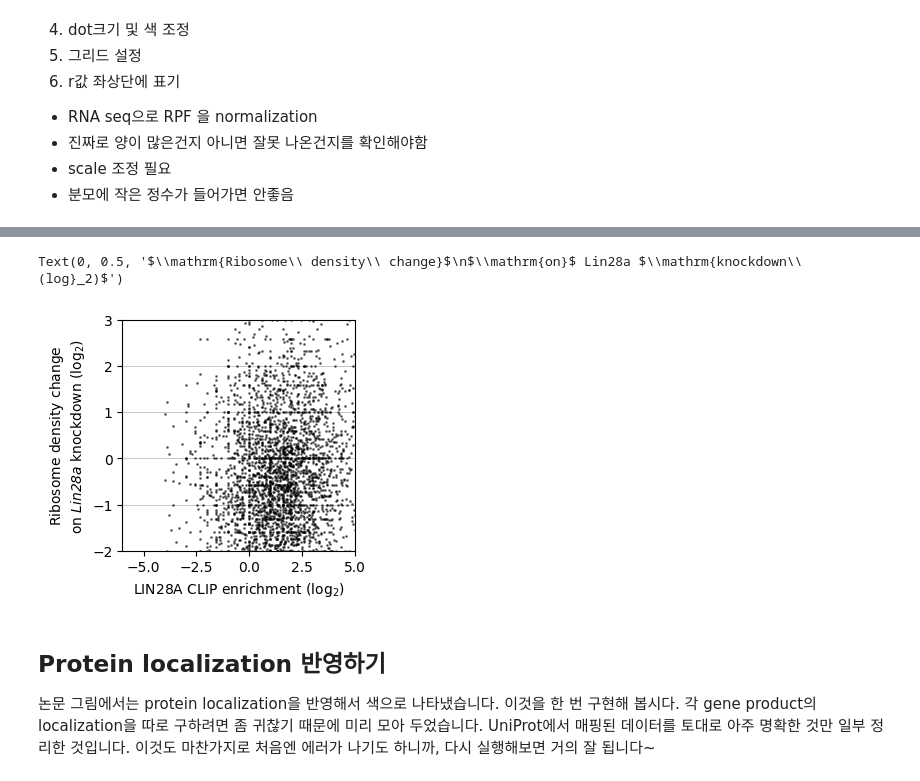
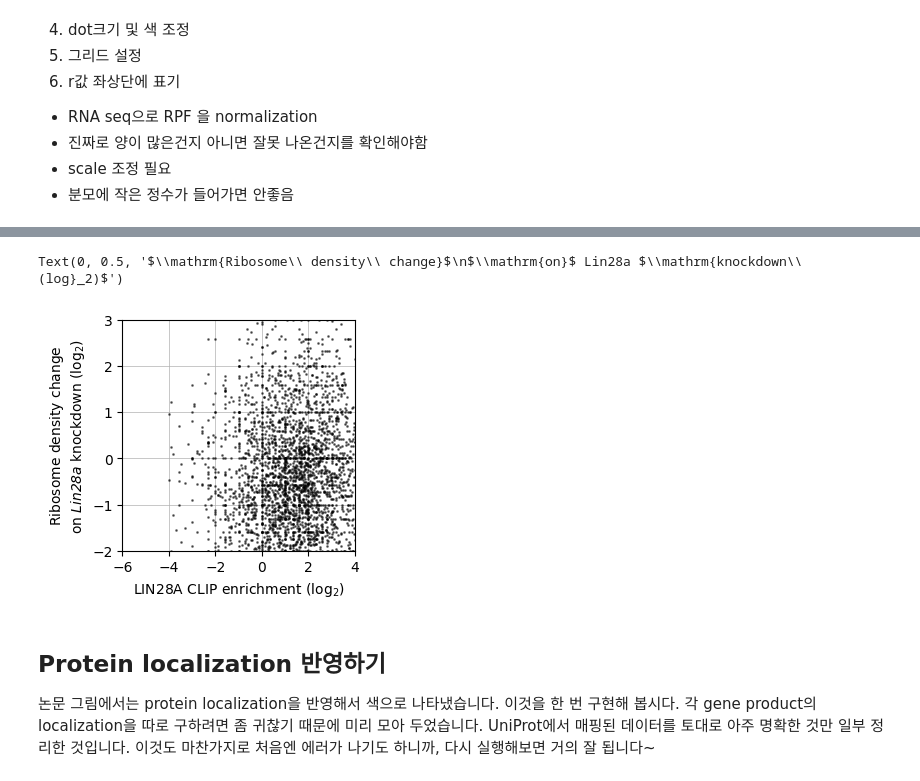
Before and after one commit to WoobeenJeong/miRNA_motif_finding, a Jupyter notebook: CoLab_TermProj_2023_1.ipynb, the cells around one changed output, grey strips where cells are left out. Cells and saved outputs as stored; diff of their text form; code cells hidden in the pictures.

```diff
--- a/CoLab_TermProj_2023_1.ipynb
+++ b/CoLab_TermProj_2023_1.ipynb
@@ -307,19 +317,20 @@ cnts_rden['rden_change'] = (cnts_rden['RPF-siLin28a.bam'] / cnts_rden['RNA-siLin
 # %%
 from matplotlib import pyplot as plt
 import numpy as np
 from scipy import stats
 
 fig, ax = plt.subplots(1, 1, figsize=(3, 3))
+ax.grid(True, axis='x', zorder=0, linewidth=0.5)
 ax.grid(True, axis='y', zorder=0, linewidth=0.5)
 ax.scatter(np.log2(cnts_clip['clip_enrichment']), np.log2(cnts_rden['rden_change']),
            c='black', s=1, alpha=0.5, zorder=10)
-ax.set_xlim(-6, 5)
+ax.set_xlim(-6, 4)
 ax.set_ylim(-2, 3)
 ax.set_xlabel(r'$\mathrm{LIN28A\ CLIP\ enrichment\ (log}_2)$', fontstyle='italic')
 ax.set_ylabel(r'$\mathrm{Ribosome\ density\ change}$' + '\n' + r'$\mathrm{on}$ Lin28a $\mathrm{knockdown\ (log}_2)$', fontstyle='italic')
 # %% [output]
 Text(0, 0.5, '$\\mathrm{Ribosome\\ density\\ change}$\n$\\mathrm{on}$ Lin28a $\\mathrm{knockdown\\ (log}_2)$')
-[figure, old version]
+[figure, new version]
 # %% [markdown]
 ## Protein localization 반영하기
 
```
Also changed, not shown: parts of 15 cells of this notebook.
